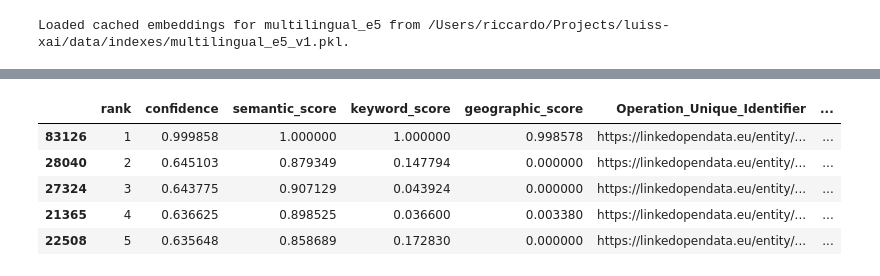
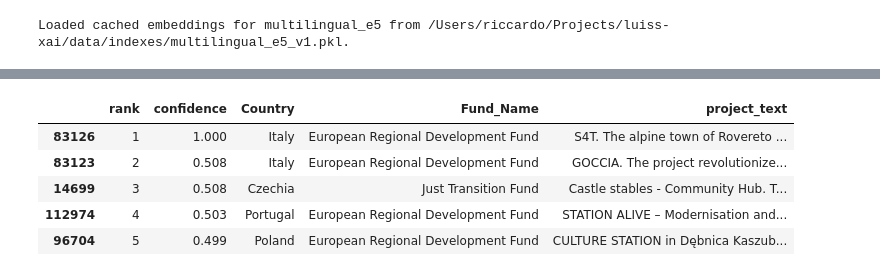
Before and after one commit to riccardopll/luiss-ey-xai, a Jupyter notebook: src/main.ipynb, the cells around one changed output, grey strips where cells are left out. Saved outputs shown, nothing was run; the diff lists cells and outputs as text; code cells hidden in the pictures.

```diff
--- a/src/main.ipynb
+++ b/src/main.ipynb
@@ -418,12 +397,11 @@ Loaded cached embeddings for multilingual_e5 from /Users/riccardo/Projects/luiss
 # %%
 NOMINATIM_SEARCH_URL = "https://nominatim.openstreetmap.org/search"
 NOMINATIM_USER_AGENT = "luiss-xai-geocoder/1.0"
-NOMINATIM_EMAIL = str(os.getenv("NOMINATIM_EMAIL"))
+NOMINATIM_EMAIL = os.getenv("NOMINATIM_EMAIL")
 _last_nominatim_request_at = 0.0
 
 
-# Nominatim has usage policies that require at most 1 request per second
-# and a valid User-Agent header
+# https://nominatim.org/
 @lru_cache(maxsize=256)
 def search_nominatim(query):
     global _last_nominatim_request_at
@@ -438,6 +416,7 @@ def search_nominatim(query):
     if NOMINATIM_EMAIL:
         params["email"] = NOMINATIM_EMAIL
 
+    # normatim requires at most 1 request per second
     elapsed = time.monotonic() - _last_nominatim_request_at
     if elapsed < 1:
         time.sleep(1 - elapsed)
@@ -454,17 +433,16 @@ def search_nominatim(query):
         return []
 
 
-# this function takes a location text, attempts to geocode it using Nominatim
-# and returns a dictionary with the geocoding results
 def geocode_location(location_text):
     query = clean_text(location_text)
     if not query:
         return {}
 
     metadata = {"raw_location": location_text}
+    # treat two-letter alphabetic inputs as country codes
+    # this lets us avoid unnecessary API calls
     if re.fullmatch(r"[A-Za-z]{2}", query):
         metadata["country_code"] = query.upper()
-        # this covers 100% of the corpus
         return metadata
 
     results = search_nominatim(query)
@@ -488,15 +466,14 @@ def geocode_location(location_text):
 
 
 EARTH_RADIUS_KM = 6371.0
+# we give more weight to country matches since the dataset is very geographically sparse
 GEOGRAPHY_COUNTRY_MATCH_WEIGHT = 0.7
+# distance decay is steep because we want to prioritize very local matches
 GEOGRAPHY_DISTANCE_WEIGHT = 0.3
 GEOGRAPHY_DISTANCE_DECAY_KM = 500
 GEOGRAPHY_COORDINATE_COLUMNS = ["latitude", "longitude"]
 
 
-# scores how geographically relevant each project is to the query location.
-# country matches contribute most of the score, while nearby coordinates add a smaller
-# distance boost that fades out over the configured decay radius
 def geography_scores(location_metadata, records):
     if not location_metadata:
         return np.zeros(len(records))
@@ -533,6 +510,5 @@ def geography_scores(location_metadata, records):
     return np.clip(scores, 0, 1)
 
 
-# sample usage of the geocoding function
-print(geocode_location("LUISS Viale Romania, Rome, Italy"))
+geocode_location("LUISS Viale Romania, Rome, Italy")
 # %% [output]
@@ -540,17 +520,16 @@ print(geocode_location("LUISS Viale Romania, Rome, Italy"))
 # %%
-CONFIDENCE_WEIGHT_GRID = [
-    {"semantic": [0.70], "keyword": [0.20], "geographic": [0.10]},
-    {"semantic": [0.60], "keyword": [0.30], "geographic": [0.10]},
-    {"semantic": [0.60], "keyword": [0.25], "geographic": [0.15]},
-    {"semantic": [0.50], "keyword": [0.35], "geographic": [0.15]},
-    {"semantic": [0.50], "keyword": [0.30], "geographic": [0.20]},
+CONFIDENCE_WEIGHT_CANDIDATES = [
+    {"semantic": 0.70, "keyword": 0.20, "geographic": 0.10},
+    {"semantic": 0.60, "keyword": 0.30, "geographic": 0.10},
+    {"semantic": 0.60, "keyword": 0.25, "geographic": 0.15},
+    {"semantic": 0.50, "keyword": 0.35, "geographic": 0.15},
+    {"semantic": 0.50, "keyword": 0.30, "geographic": 0.20},
 ]
-CONFIDENCE_WEIGHT_CANDIDATES = list(ParameterGrid(CONFIDENCE_WEIGHT_GRID))
-DEFAULT_CONFIDENCE_WEIGHTS = CONFIDENCE_WEIGHT_CANDIDATES[0]
+# this shows as the best confidence weighting candidate
+DEFAULT_CONFIDENCE_WEIGHTS = CONFIDENCE_WEIGHT_CANDIDATES[3]
+RESULT_DISPLAY_COLUMNS = ["rank", "confidence", "Country", "Fund_Name"]
 
 
-# encodes the user query with the selected dense model and scores it against all
-# project embeddings
 def dense_scores(query, dense_index):
     candidate_name = dense_index["name"]
     query_embedding = dense_index["model"].encode(
@@ -560,47 +539,31 @@ def dense_scores(query, dense_index):
     return linear_kernel(dense_index["embeddings"], query_embedding).ravel()
 
 
-# combines BM25, semantic and geographic scores using the selected confidence weights.
-# if geography is unavailable, the active weights are rescaled
 def confidence_scores(semantic_score, keyword_score, geographic_score=None, weights=None):
     weights = DEFAULT_CONFIDENCE_WEIGHTS if weights is None else weights
-    score_components = {"semantic": semantic_score, "keyword": keyword_score}
-    active_weights = {"semantic": weights["semantic"], "keyword": weights["keyword"]}
-    if geographic_score is None:
-        total_weight = sum(active_weights.values())
-    else:
-        score_components["geographic"] = geographic_score
-        active_weights["geographic"] = weights["geographic"]
-        total_weight = sum(active_weights.values())
+    weighted_score = semantic_score * weights["semantic"] + keyword_score * weights["keyword"]
+    total_weight = weights["semantic"] + weights["keyword"]
 
-    weighted_score = np.zeros_like(semantic_score, dtype=float)
-    for score_name, weight in active_weights.items():
-        weighted_score += score_components[score_name] * weight
+    if geographic_score is not None:
+        weighted_score += geographic_score * weights["geographic"]
+        total_weight += weights["geographic"]
+
     return weighted_score / total_weight
 
 
 def retrieve_similar_projects(
-    # project idea or project description to search with
     query,
     location_text="",
     top_k=TOP_K,
     dense_candidate=DEFAULT_DENSE_CANDIDATE,
-    # dictionary controlling how semantic, keyword and geographic scores are combined
     confidence_weights=None,
-    # boolean mask used to exclude rows from ranking
     exclusion_mask=None,
 ):
     location_metadata = geocode_location(location_text)
+    keyword_score = min_max_scale(bm25_scores(query))
 
-    # score lexical overlap with BM25 then scale to a comparable 0-1 range
-    raw_keyword_scores = bm25_scores(query)
-    keyword_score = min_max_scale(raw_keyword_scores)
-
-    # score semantic similarity with the selected dense embedding model
     selected_dense_index = dense_indexes[dense_candidate]
-    raw_semantic_scores = dense_scores(query, selected_dense_index)
-    semantic_score = min_max_scale(raw_semantic_scores)
-
+    semantic_score = min_max_scale(dense_scores(query, selected_dense_index))
     geographic_score = (
         geography_scores(location_metadata, processed_df) if location_metadata else None
     )
@@ -611,7 +574,6 @@ def retrieve_similar_projects(
         confidence = confidence.copy()
         confidence[np.asarray(exclusion_mask, dtype=bool)] = -np.inf
 
-    # select the top-k projects
     ranked_indices = np.argsort(confidence)[::-1][:top_k]
     result_columns = [
         "Operation_Unique_Identifier",
@@ -622,40 +584,46 @@ def retrieve_similar_projects(
         "Policy_Objective_Label",
         "Total_Eligible_Expenditure_amount",
         "Project_EU_Budget",
         "Country",
         "NUTS3_Label",
         "LAU_Labels",
-        "InfoRegio_URL",
     ]
     results = processed_df.iloc[ranked_indices][result_columns + ["search_text"]].copy()
 
     results["semantic_score"] = semantic_score[ranked_indices]
     results["keyword_score"] = keyword_score[ranked_indices]
     results["geographic_score"] = (
         geographic_score[ranked_indices] if geographic_score is not None else np.nan
     )
     results["confidence"] = confidence[ranked_indices]
     results["rank"] = range(1, len(results) + 1)
 
     return results[
         ["rank", "confidence", "semantic_score", "keyword_score", "geographic_score"]
         + result_columns
         + ["search_text"]
     ]
 
 
+def result_display_table(results):
+    display_df = results[RESULT_DISPLAY_COLUMNS].copy()
+    display_df["confidence"] = display_df["confidence"].round(3)
+    display_df["project_text"] = results["search_text"].copy()
+    return display_df
+
+
 example_query = (
     "Transform an empty train station into a public civic hub for climate change "
     "adaptation, biodiversity protection and cultural heritage regeneration."
 )
 example_results = retrieve_similar_projects(example_query, location_text="Rovereto, Italy", top_k=5)
-example_results
+result_display_table(example_results)
 # %% [output]
-|  | rank | confidence | semantic_score | keyword_score | geographic_score | Operation_Unique_Identifier | ... |
-| 83126 | 1 | 0.999858 | 1.000000 | 1.000000 | 0.998578 | https://linkedopendata.eu/entity/... | ... |
-| 28040 | 2 | 0.645103 | 0.879349 | 0.147794 | 0.000000 | https://linkedopendata.eu/entity/... | ... |
-| 27324 | 3 | 0.643775 | 0.907129 | 0.043924 | 0.000000 | https://linkedopendata.eu/entity/... | ... |
-| 21365 | 4 | 0.636625 | 0.898525 | 0.036600 | 0.003380 | https://linkedopendata.eu/entity/... | ... |
-| 22508 | 5 | 0.635648 | 0.858689 | 0.172830 | 0.000000 | https://linkedopendata.eu/entity/... | ... |
+|  | rank | confidence | Country | Fund_Name | project_text |
+| 83126 | 1 | 1.000 | Italy | European Regional Development Fund | S4T. The alpine town of Rovereto ... |
+| 83123 | 2 | 0.508 | Italy | European Regional Development Fund | GOCCIA. The project revolutionize... |
+| 14699 | 3 | 0.508 | Czechia | Just Transition Fund | Castle stables - Community Hub. T... |
+| 112974 | 4 | 0.503 | Portugal | European Regional Development Fund | STATION ALIVE – Modernisation and... |
+| 96704 | 5 | 0.499 | Poland | European Regional Development Fund | CULTURE STATION in Dębnica Kaszub... |
 # %%
 BENCHMARK_SIZE = min(200, len(processed_df))
```
Also changed, not shown: parts of 13 cells of this notebook, 3 other files.
